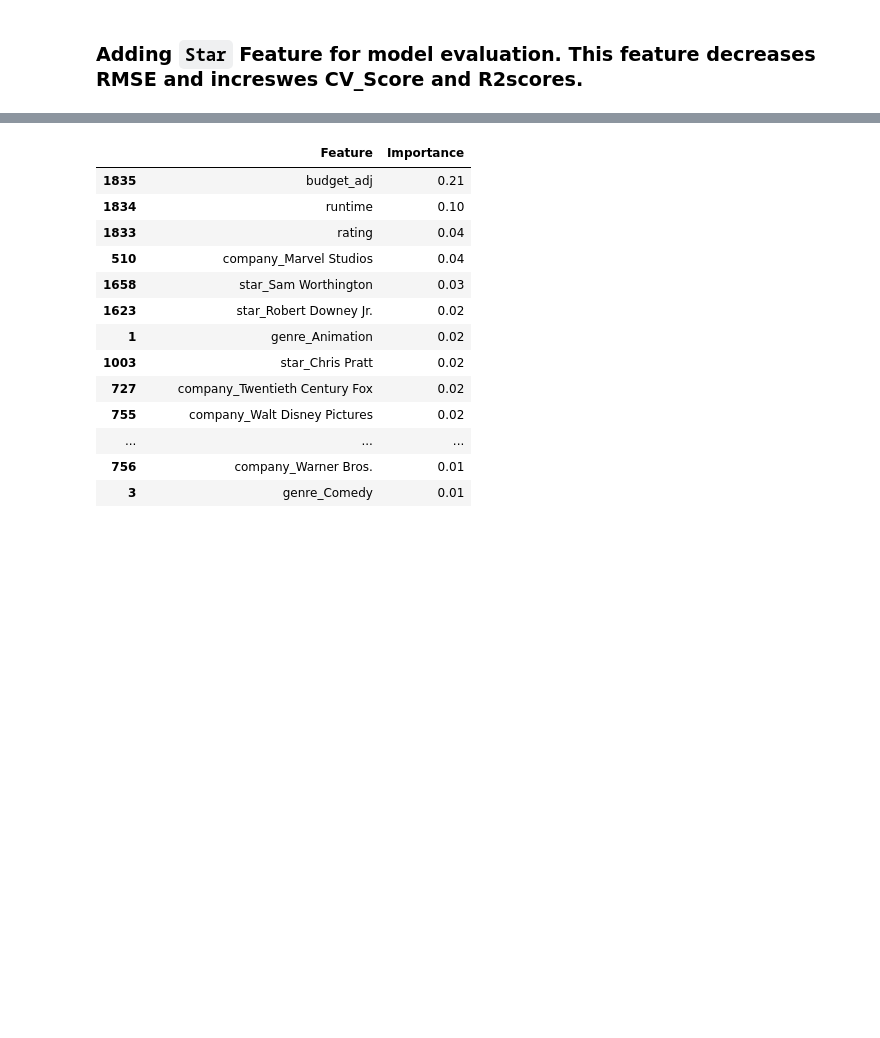
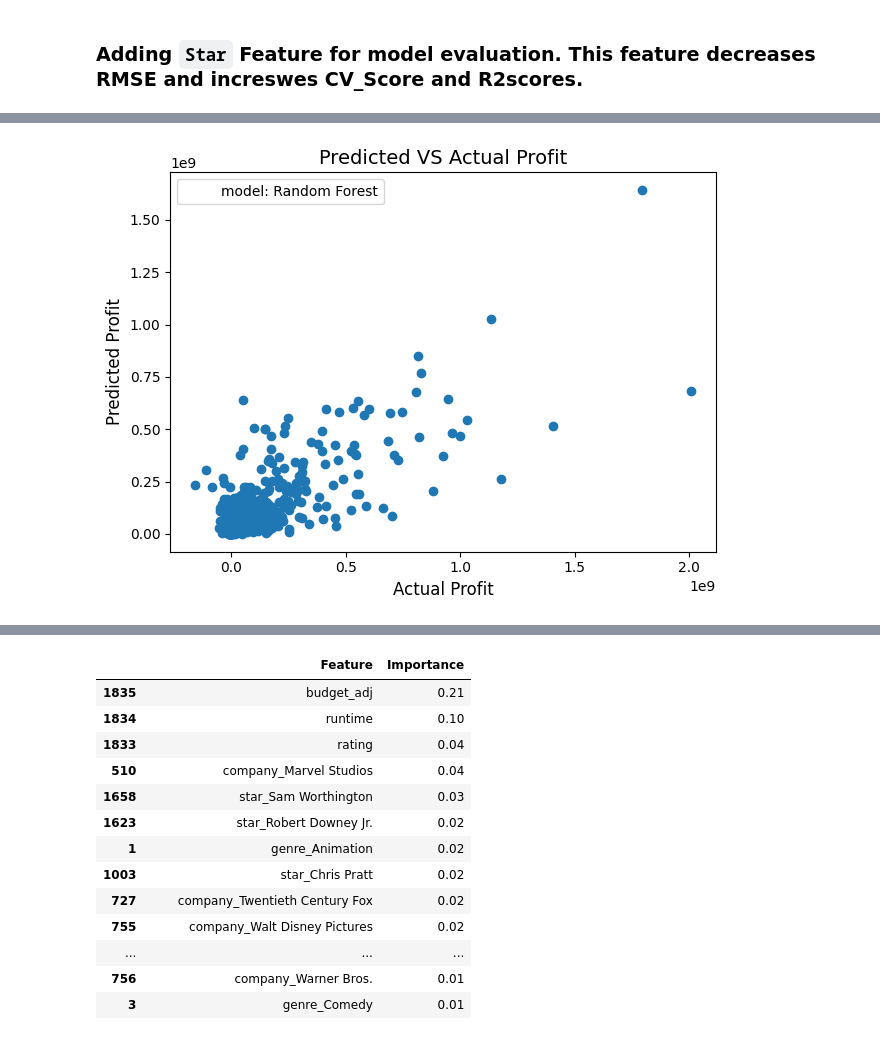
Before and after one commit to pujakc/Project4, a Jupyter notebook: Code/05_Important_Features_Best_model.ipynb, the cells around one changed output, grey strips where cells are left out. Drawn from its saved outputs; the diff is of its cells as text; code cells hidden in the pictures; blank space fills up the shorter version.

Commit message:
residual plots added

```diff
--- a/Code/05_Important_Features_Best_model.ipynb
+++ b/Code/05_Important_Features_Best_model.ipynb
@@ -390 +390,15 @@ Best CV score: 0.5209561717444209
 Best Parameters: {'rf__max_features': 'sqrt', 'rf__n_estimators': 200}
+# %%
+# plot ypred vs ytrue
+plt.Figure(figsize=(10, 6))
+plt.scatter(y_test, y_pred_rf)
+plt.title('Predicted VS Actual Profit',fontsize=14)
+plt.xlabel('Actual Profit',fontsize=12)
+plt.ylabel('Predicted Profit',fontsize=12)
+
+plt.plot([], [], ' ', label="model: Random Forest")
+plt.legend()
+plt.tight_layout()
+plt.savefig('../images/predicted_vs_actual_profit.png');
+# %% [output]
+[figure, added]
```
Also changed, not shown: parts of 10 cells of this notebook.
